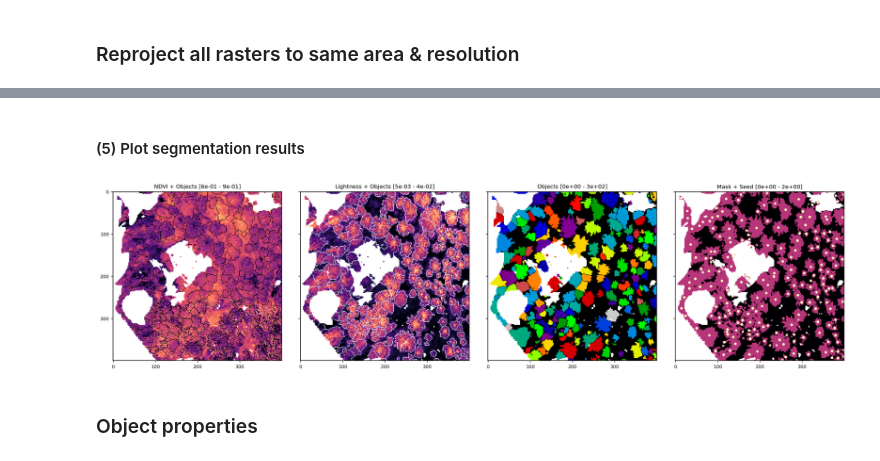
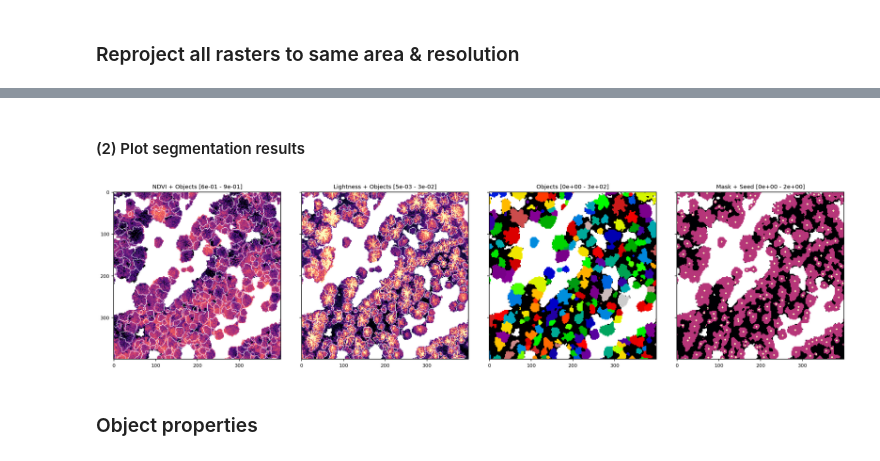
Before and after one commit to FlorianStehr/findatree, a Jupyter notebook: scripts/segment.ipynb, the cells around one changed output, grey strips where cells are left out. Drawn from its saved outputs; the diff is of its cells as text; code cells hidden in the pictures.

Commit message:
Cleanup of watershed segmentation

```diff
--- a/scripts/segment.ipynb
+++ b/scripts/segment.ipynb
@@ -59,6 +57,7 @@ bands, mask, A, bound = io.reproject_all_intersect(paths, resolution=resolution)
 # %%
 importlib.reload(io)
 
+# Primary raster channels
 cs_prim = {
     'dsm': bands[0][:,:,0],
     'dtm': bands[1][:,:,0],
@@ -68,3 +67,12 @@ cs_prim = {
     're': bands[2][:,:,3],
     'nir': bands[2][:,:,4],
 }
+
+# Secondary raster channels
+downscale = 0
+cs, shape_in, shape_out = io.define_channels(cs_prim, downscale=downscale)
+
+print(f"Primary channel names: {[k for k in cs_prim]}")
+print(f"Secondary channel names: {[k for k in cs]}")
+print(f"Pixel width: {resolution * 2**downscale:.1f} [m]")
+print(f"Image shape: {shape_out} [px]")
@@ -145,0 +89,19 @@ Peaks in distance transform separated by minimum distance: 1.2 [m] = 6 [px]
+# %%
+importlib.reload(segment)
+
+thresh_dict={
+    'downscale': 1,
+    'width':15,
+    'blur':True,
+}
+water_dict={
+    'downscale': 0,
+    'peak_dist': 1.2,
+}
+
+labels, bounds, mask_seed, mask_global, thresh_dict, water_dict = segment.main(
+    cs_prim,
+    resolution,
+    thresh_dict,
+    water_dict,
+)
@@ -146,45 +117,48 @@ Peaks in distance transform separated by minimum distance: 1.2 [m] = 6 [px]
 # %% [markdown]
-#### (5) Plot segmentation results
+#### (2) Plot segmentation results
 # %%
 segment_l = cs['l'].copy()
 segment_l[bounds == 1] = np.nan
 
 segment_ndvi = cs['ndvi'].copy()
-segment_ndvi[bounds == 1] = 0
+segment_ndvi[bounds == 1] = np.nan
 
 channels = [
     segment_ndvi, segment_l, labels, mask_seed,
 ]
 use_random_cmap = [
     False, False, True, False,
     ]
 channels_names = [
     'NDVI + Objects','Lightness + Objects', 'Objects', 'Mask + Seed',
 ]
 contrasts = [
-    (0.6, 0.9), (5e-3, 3.9e-2), None, None,
+    (0.6, 0.9), (5e-3, 3.3e-2), None, None,
 ]
 
 # ROI
 width = 200
-x_center = 300
-y_center = 1700
+x_center = 600
+y_center = 600
 xylim = [(x_center, width), (y_center, width)]
 
 f, axs = visual.show_channels(
     channels,
     xylim=xylim,
     mask=mask_global,
     contrasts=contrasts,
     use_random_cmap=use_random_cmap,
     channel_names=channels_names,
     zoom=1.5,
     # n_cols_rows=(3,2),
 )
 
-# plt.savefig(r'C:\Users\flori\Desktop\plots\220331_tnr12702_gauss20m.pdf', transparent=True)
+# plt.savefig(r'C:\Users\flori\Desktop\plots\220405\220405_tnr12702.pdf', transparent=True)
+# plt.savefig(r'C:\Users\flori\Desktop\plots\220405\220405_tnr11044.pdf', transparent=True)
+# plt.savefig(r'C:\Users\flori\Desktop\plots\220405\220405_tnr11626.pdf', transparent=True)
+# plt.savefig(r'C:\Users\flori\Desktop\plots\220405\220405_tnr11090.pdf', transparent=True)
 # %% [output]
-[figure, old version]
+[figure, new version]
 # %% [markdown]
 ### Object properties
 # %%
```
Also changed, not shown: parts of 15 cells of this notebook, 3 other files.
